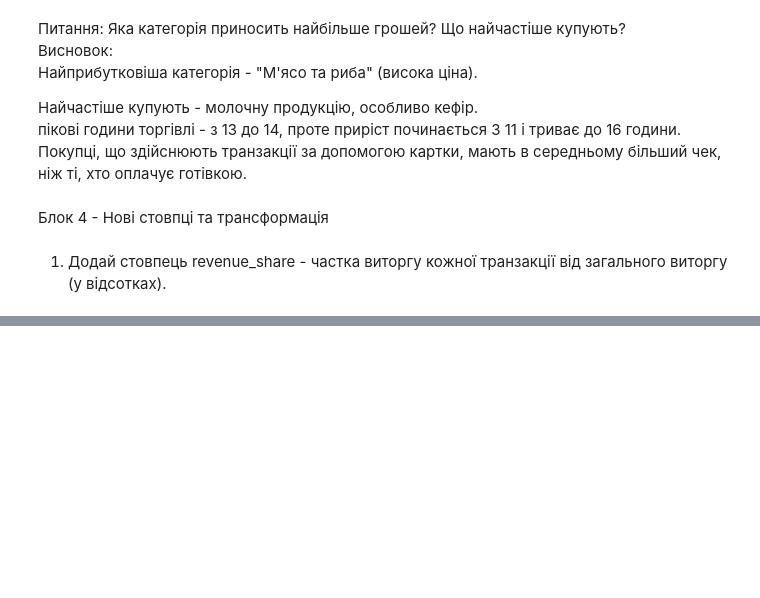
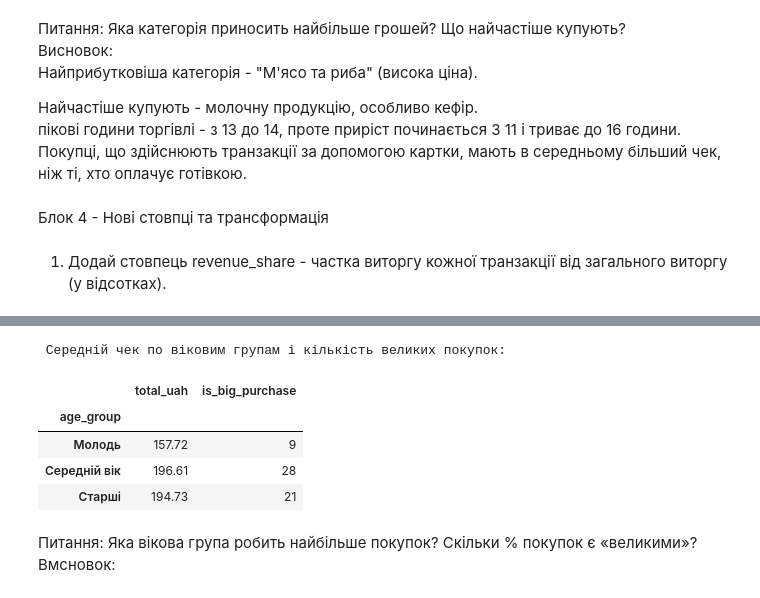
Before and after one commit to Olga-Lyt/DTA-2026, a Jupyter notebook: project_store_sales_analysis/store_sales_analysis.ipynb, the cells around one changed output, grey strips where cells are left out. Saved outputs shown, nothing was run; the diff lists cells and outputs as text; code cells hidden in the pictures; blank space fills up the shorter version.

```diff
--- a/project_store_sales_analysis/store_sales_analysis.ipynb
+++ b/project_store_sales_analysis/store_sales_analysis.ipynb
@@ -449,0 +524,16 @@ print(f"Найкращий день: {best_day} березня - {best_revenue:.
+# %%
+print(" Середній чек по віковим групам і кількість великих покупок:\n")
+df.groupby('age_group', observed=True).agg({
+    'total_uah': "mean",
+    'is_big_purchase': 'sum'
+}).round(2)
+# %% [output]
+ Середній чек по віковим групам і кількість великих покупок:
+|  | total_uah | is_big_purchase |
+| age_group |  |  |
+| Молодь | 157.72 | 9 |
+| Середній вік | 196.61 | 28 |
+| Старші | 194.73 | 21 |
+# %% [markdown]
+Питання: Яка вікова група робить найбільше покупок? Скільки % покупок є «великими»?
+Вмсновок:
```
Also changed, not shown: parts of 9 cells of this notebook.
